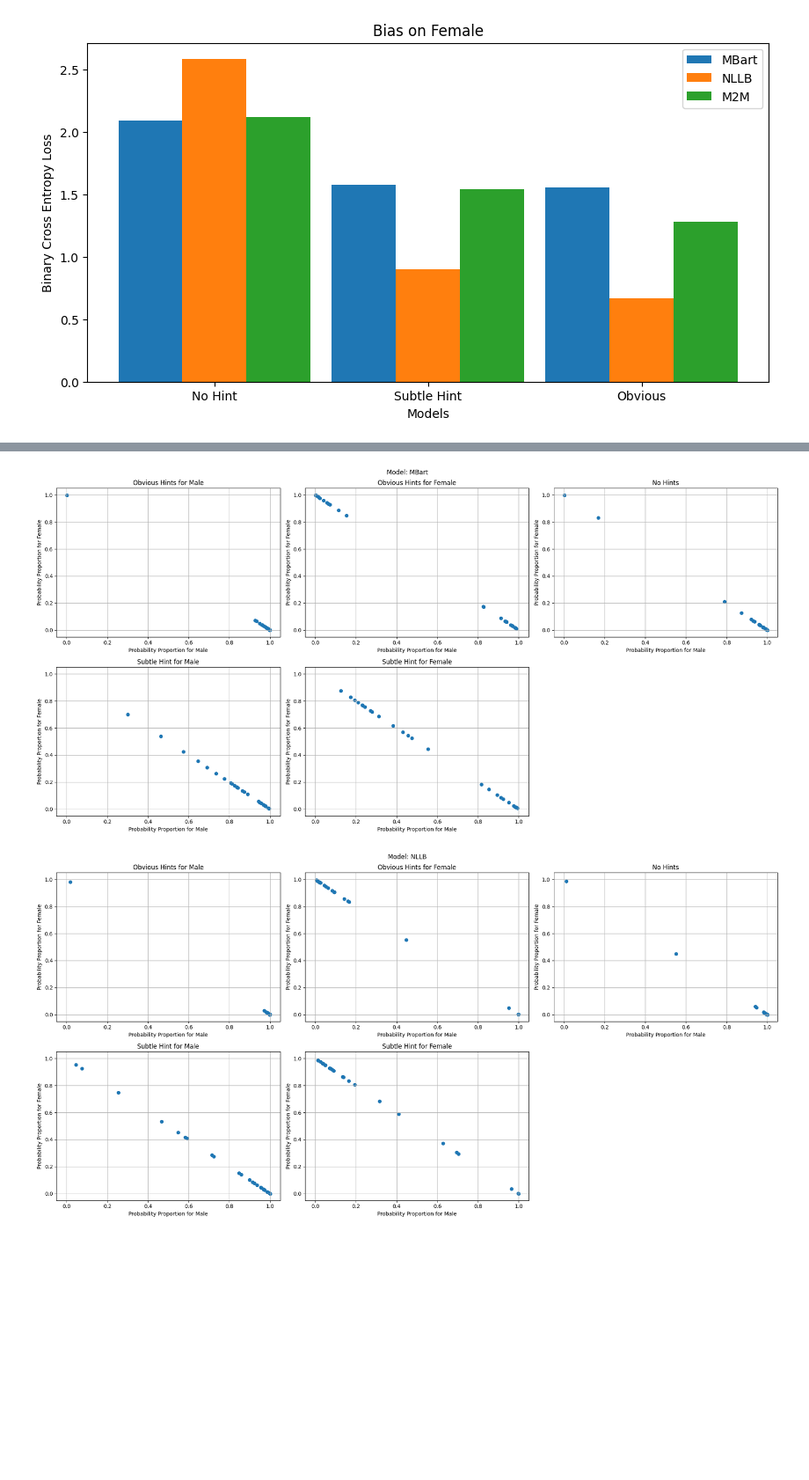
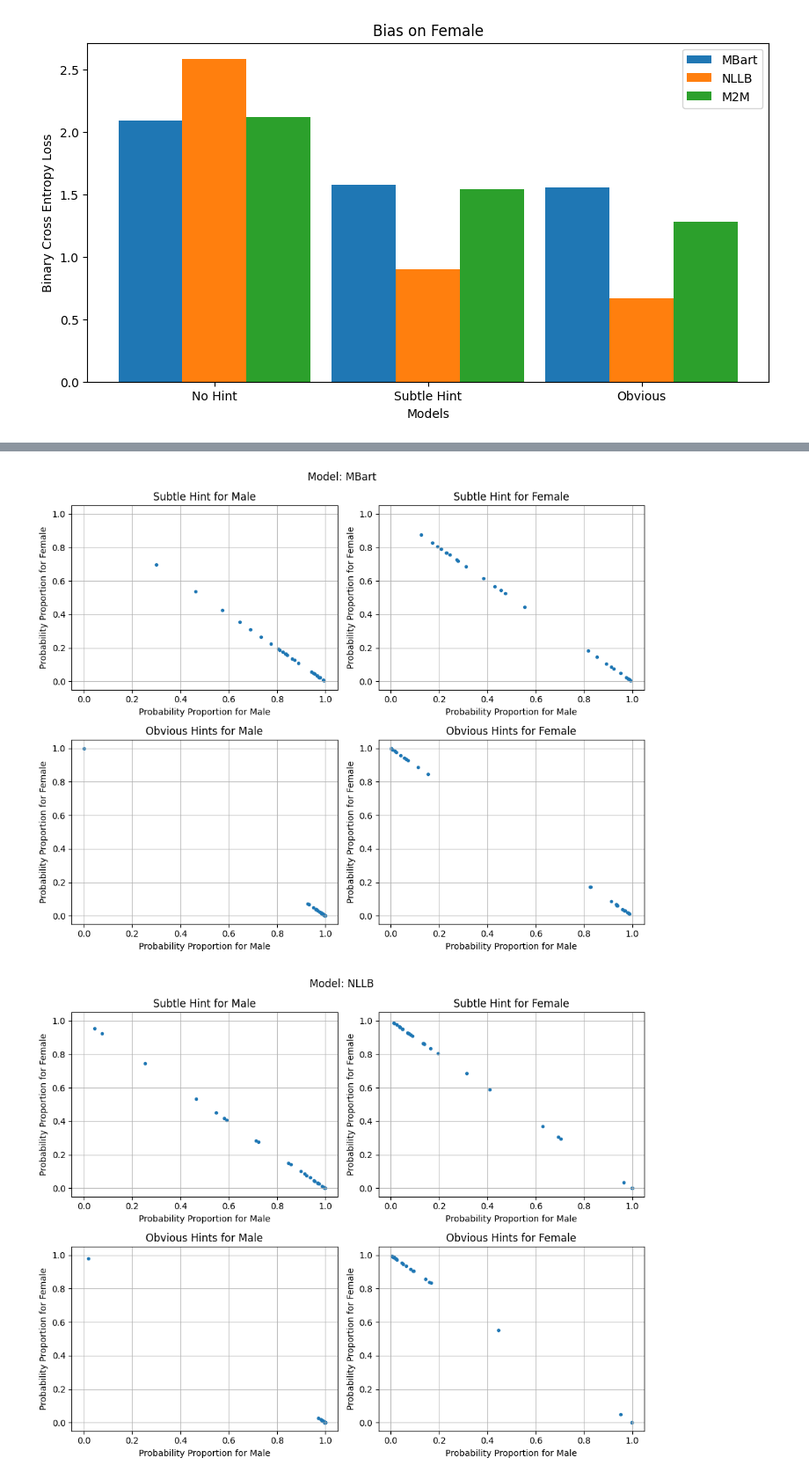
Before and after one commit to RcwYuen/ucl-comp0087-snlp-cw, a Jupyter notebook: to_excel.ipynb, the cells around one changed output, grey strips where cells are left out. Shown at 88% size. Cells and saved outputs as stored; diff of their text form; code cells hidden in the pictures; blank space fills up the shorter version.

```diff
--- a/to_excel.ipynb
+++ b/to_excel.ipynb
@@ -52,42 +103,48 @@ plot("Female")
 # %%
 from pathlib import Path
 import pandas as pd
+import matplotlib.pyplot as plt
+
+plt.rcParams["figure.figsize"] = (5, 3)
 
 def getvals(model, title = None):
     path = Path.cwd() / "probabilities" / model
 
     file = path / "Merged-Prob.xlsx"
     sheets = pd.ExcelFile(file).sheet_names
     dfs = pd.read_excel(file, sheet_name=sheets)
-    fig, axs = plt.subplots(ncols = 3, nrows = 2, figsize = (20, 10))
     titles = {
         "obv (M)": "Obvious Hints for Male",
         "obv (F)": "Obvious Hints for Female",
         "nohints": "No Hints",
         "hints (M)": "Subtle Hint for Male",
         "hints (F)": "Subtle Hint for Female",
     }
+    fig, axs = plt.subplots(nrows = 2, ncols = 2, figsize = (10, 8))
+    pos = 0
     for sheetname, sheet in dfs.items():
+        if sheetname == "nohints":
+            continue
+
         df = pd.DataFrame()
         df["Male"] = sheet[[i for i in sheet.columns if "Male" in i]].mean(axis = 1)
         df["Female"] = sheet[[i for i in sheet.columns if "Female" in i]].mean(axis = 1)
-        pos = list(titles.keys()).index(sheetname)
-        axs[pos // 3, pos % 3].scatter(df["Male"], df["Female"])
-        axs[pos // 3, pos % 3].set_title(titles[sheetname])
-        axs[pos // 3, pos % 3].set_xlabel("Probability Proportion for Male")
-        axs[pos // 3, pos % 3].set_ylabel("Probability Proportion for Female")
-        axs[pos // 3, pos % 3].set_xlim((-0.05, 1.05))
-        axs[pos // 3, pos % 3].set_ylim((-0.05, 1.05))
-        axs[pos // 3, pos % 3].grid()
+        axs[pos // 2, pos % 2].scatter(df["Male"], df["Female"], marker = ".")
+        axs[pos // 2, pos % 2].set_title(titles[sheetname])
+        axs[pos // 2, pos % 2].set_xlabel("Probability Proportion for Male")
+        axs[pos // 2, pos % 2].set_ylabel("Probability Proportion for Female")
+        axs[pos // 2, pos % 2].set_xlim((-0.05, 1.05))
+        axs[pos // 2, pos % 2].set_ylim((-0.05, 1.05))
+        axs[pos // 2, pos % 2].grid(alpha = 0.8)
+        pos += 1
 
-    axs[1, 2].remove()
-    plt.suptitle(f"Model: {title if title is not None else model.upper()}")
+    plt.suptitle(f"Model: {title}")
     plt.tight_layout()
     plt.show()
 
 getvals("mbart", title = "MBart")
 getvals("nllb", title = "NLLB")
 getvals("m2m-100", title = "M2M-100")
 # %% [output]
-[figure, old version]
+[figure, new version]
-[figure, old version]
+[figure, new version]
```
Also changed, not shown: parts of 3 cells of this notebook.
